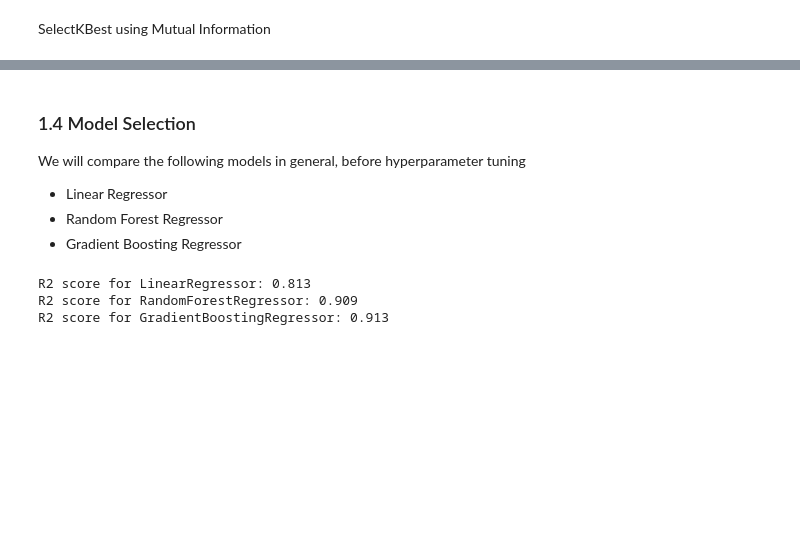
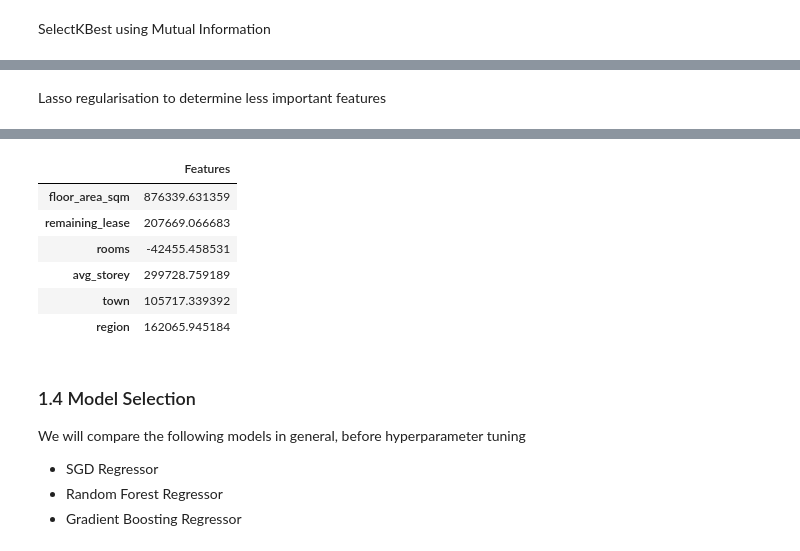
Before and after one commit to sienlonglim/ml_webapp, a Jupyter notebook: model_building.ipynb, the cells around one changed output, grey strips where cells are left out. Saved outputs shown, nothing was run; the diff lists cells and outputs as text; code cells hidden in the pictures; blank space fills up the shorter version.

Commit message:
Model testing lassocv sgdregressor

```diff
--- a/model_building.ipynb
+++ b/model_building.ipynb
@@ -138,0 +140,11 @@ pd.DataFrame(kbest.scores_, index=kbest.get_feature_names_out(kbest.feature_name
+# %% [markdown]
+Lasso regularisation to determine less important features
+# %%
+lr_reg1 = LassoCV(random_state=42)
+lr_reg1.fit(X_train, y_train)
+r2 = r2_score(y_test, lr_reg1.predict(X_test))
+print(f'R2 score: \t{np.round(r2,3)}')
+print(f'Selected Alpha: {np.round(lr_reg1.alpha_,3)}')
+print(f'Bias: \t\t{np.round(lr_reg1.intercept_,3)}')
+display(pd.DataFrame(lr_reg1.coef_, index=X_unscaled.columns, columns=['Features']))
+# %% [output]
@@ -139,25 +159,13 @@ pd.DataFrame(kbest.scores_, index=kbest.get_feature_names_out(kbest.feature_name
+|  | Features |
+| floor_area_sqm | 876339.631359 |
+| remaining_lease | 207669.066683 |
+| rooms | -42455.458531 |
+| avg_storey | 299728.759189 |
+| town | 105717.339392 |
+| region | 162065.945184 |
 # %% [markdown]
 ### 1.4 Model Selection
 We will compare the following models in general, before hyperparameter tuning
-* Linear Regressor
+* SGD Regressor
 * Random Forest Regressor
 * Gradient Boosting Regressor
-# %%
-lr = LinearRegression()
-lr.fit(X_train, y_train)
-r2 = r2_score(y_test, lr.predict(X_test))
-print(f'R2 score for LinearRegressor: {np.round(r2,3)}')
-
-rf = RandomForestRegressor()
-rf.fit(X_train, y_train)
-r2 = r2_score(y_test, rf.predict(X_test))
-print(f'R2 score for RandomForestRegressor: {np.round(r2,3)}')
-
-gbr = GradientBoostingRegressor()
-gbr.fit(X_train, y_train)
-r2 = r2_score(y_test, gbr.predict(X_test))
-print(f'R2 score for GradientBoostingRegressor: {np.round(r2,3)}')
-# %% [output]
-R2 score for LinearRegressor: 0.813
-R2 score for RandomForestRegressor: 0.909
-R2 score for GradientBoostingRegressor: 0.913
```
Also changed, not shown: parts of 8 cells of this notebook.
